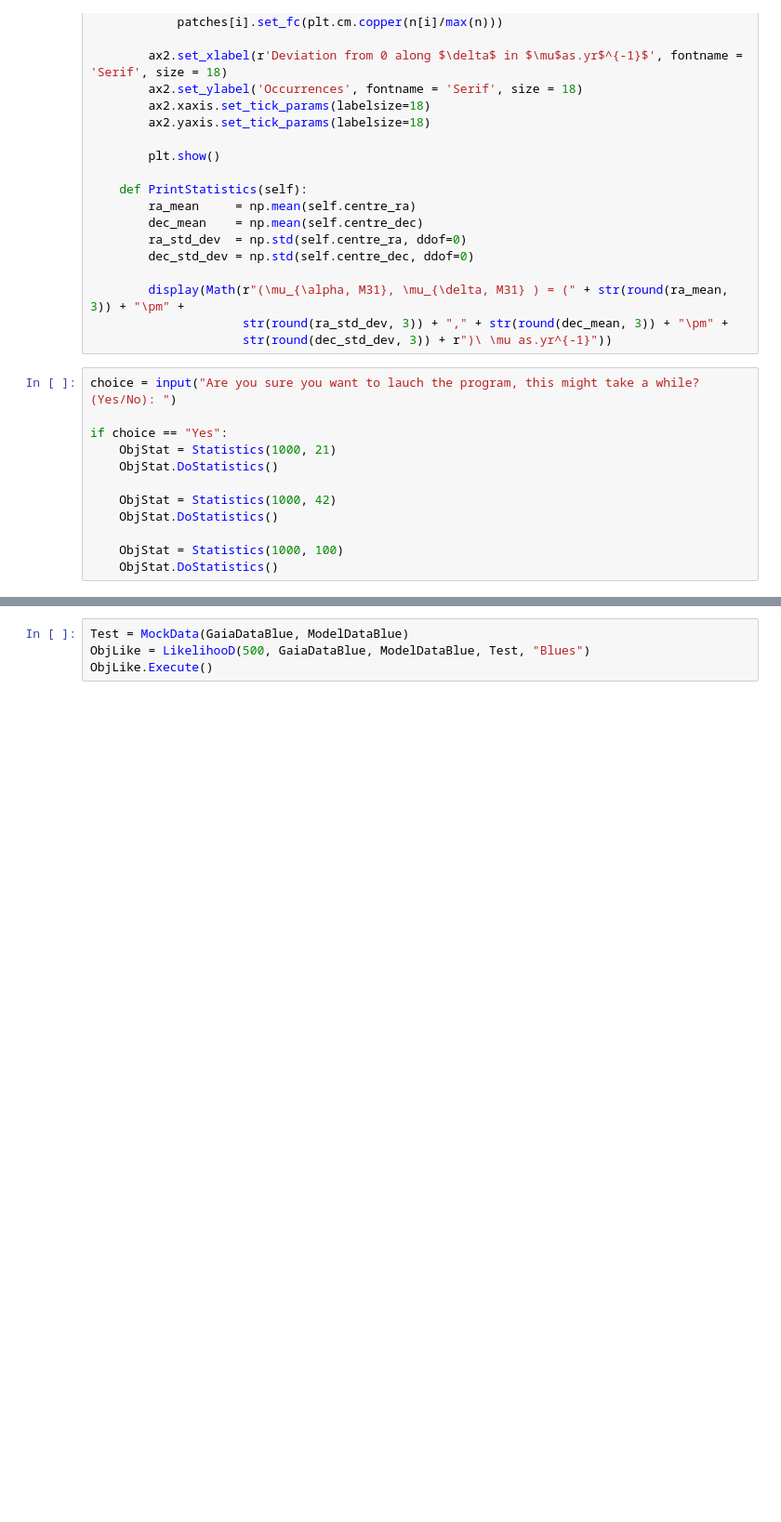
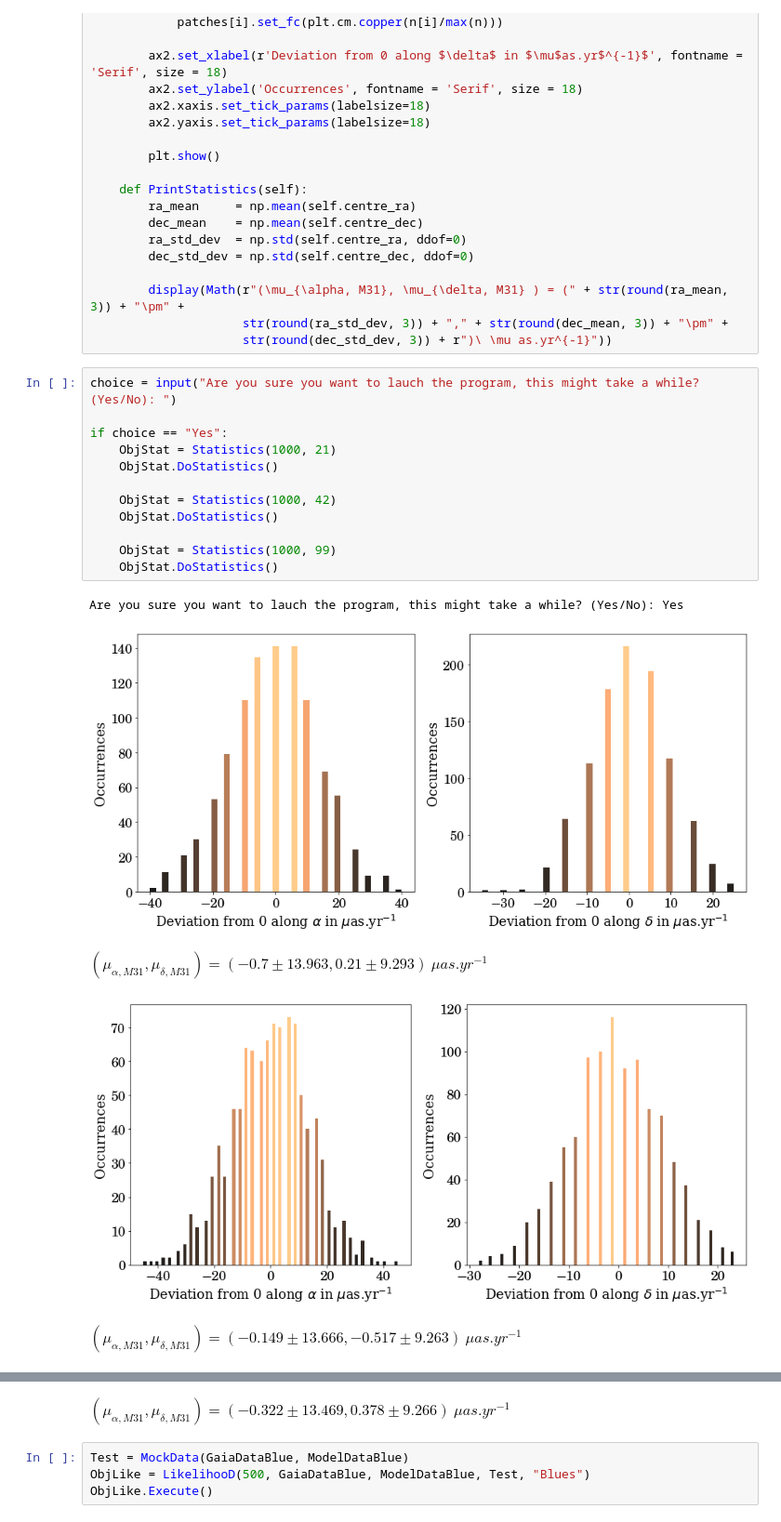
Before and after one commit to SamuelLimbo/AndromedaProperMotion, a Jupyter notebook: Likelihood.ipynb, the cells around one changed output, grey strips where cells are left out. Shown at 93% size. Saved outputs shown, nothing was run; the diff lists cells and outputs as text; blank space fills up the shorter version.

```diff
--- a/Likelihood.ipynb
+++ b/Likelihood.ipynb
@@ -427,12 +426,18 @@ class Statistics():
 # %%
 choice = input("Are you sure you want to lauch the program, this might take a while? (Yes/No): ")
 
 if choice == "Yes":
     ObjStat = Statistics(1000, 21)
     ObjStat.DoStatistics()
 
     ObjStat = Statistics(1000, 42)
     ObjStat.DoStatistics()
 
-    ObjStat = Statistics(1000, 100)
+    ObjStat = Statistics(1000, 99)
     ObjStat.DoStatistics()
+# %% [output]
+Are you sure you want to lauch the program, this might take a while? (Yes/No): Yes
+[figure, added]
+$\displaystyle (\mu_{\alpha, M31}, \mu_{\delta, M31} ) = (-0.7\pm13.963,0.21\pm9.293)\ \mu as.yr^{-1}$
+[figure, added]
+$\displaystyle (\mu_{\alpha, M31}, \mu_{\delta, M31} ) = (-0.149\pm13.666,-0.517\pm9.263)\ \mu as.yr^{-1}$
@@ -439,3 +445,4 @@ if choice == "Yes":
+$\displaystyle (\mu_{\alpha, M31}, \mu_{\delta, M31} ) = (-0.322\pm13.469,0.378\pm9.266)\ \mu as.yr^{-1}$
 # %%
 Test = MockData(GaiaDataBlue, ModelDataBlue)
 ObjLike = LikelihooD(500, GaiaDataBlue, ModelDataBlue, Test, "Blues")
```
Also changed, not shown: parts of 5 cells of this notebook.
